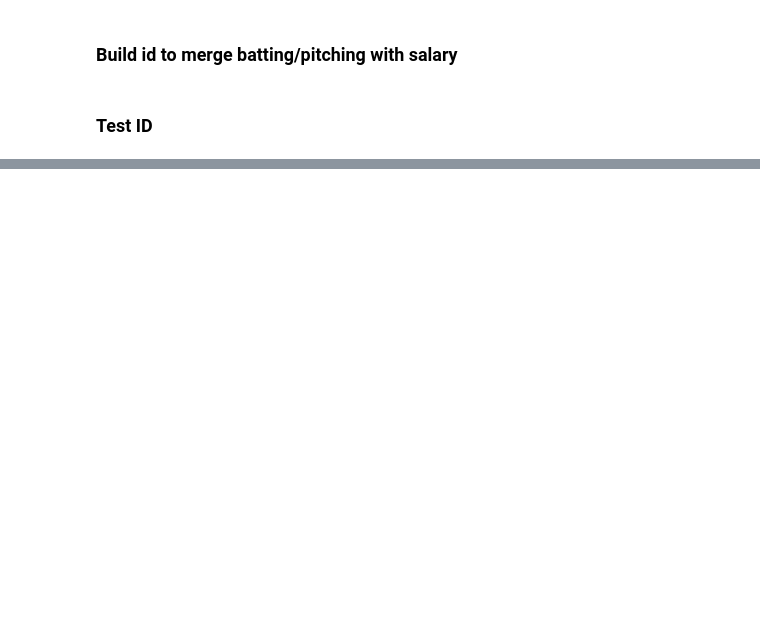
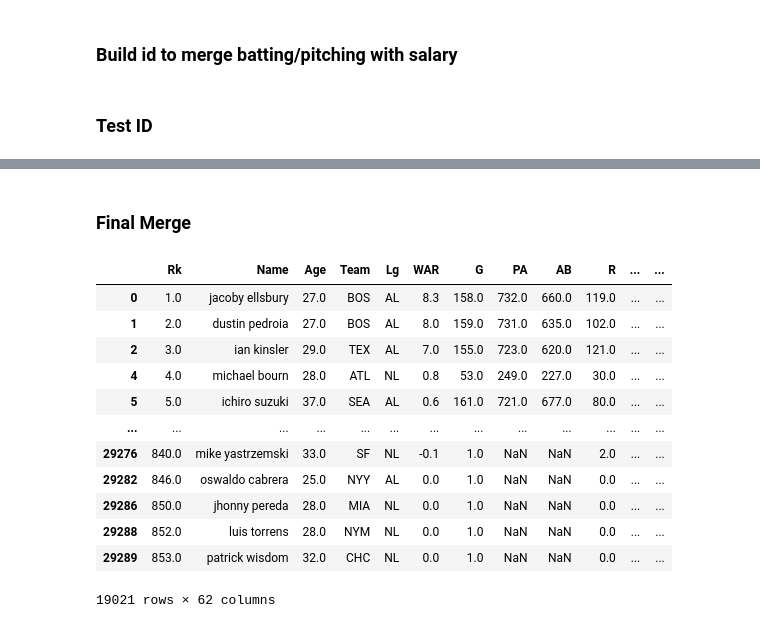
Before and after one commit to vartabje/predicting_team_outcomes_based_on_player_composition, a Jupyter notebook: csv_files/merge_csv.ipynb, the cells around one changed output, grey strips where cells are left out. Cells and saved outputs as stored; diff of their text form; code cells hidden in the pictures; blank space fills up the shorter version.

Commit message:
finished merged and added first clusering trail

```diff
--- a/csv_files/merge_csv.ipynb
+++ b/csv_files/merge_csv.ipynb
@@ -48,22 +87,26 @@ concatenated_df
 # %%
 import unicodedata
 
-salary_df = pd.read_csv('mlb_salary_data.csv', encoding='latin1')
+salary_df = pd.read_excel('MLB_Salaries.xlsx')
+salary_df.dropna(subset=['Player'], inplace=True) # drop rows where Player is NaN
+salary_df = salary_df[['Player','Position','Status','Payroll Salary','Team','Year']]
+salary_df.rename(columns={'Payroll Salary': 'Salary'}, inplace=True) # rename Payroll Salary to
 player_data = pd.read_csv('merged_batting_pitching.csv', low_memory=False)
 def normalize_name(name):
     # Normalize to NFKD and encode to ASCII, ignoring errors (removes accents)
     name =  unicodedata.normalize('NFKD', name).encode('ASCII', 'ignore').decode('utf-8')
     name = name.lower().replace('.', '').replace("'", '').strip()
+    name = name.rstrip("*#") # remove trailing * or # if present
     return name
 
-salary_df['Name'] = salary_df['Name'].apply(normalize_name)
+salary_df['Name'] = salary_df['Player'].apply(normalize_name)
 player_data['Name'] = player_data['Name'].apply(normalize_name)
 
 
 # create alteration function to get 1st letter of first name and first 3 letters of last name
 def convert_name(row):
     parts = row['Name'].split(' ')
-    max_idx = (min(2, len(parts[0])))  # Ensure at most 2 characters are taken
+    max_idx = (min(1, len(parts[0])))  # Ensure at most 1 characters are taken
     part1 = parts[0][:max_idx]  # First letter of the first name
     part2 = ''
     last_name_len = '0'
@@ -72,12 +115,16 @@ def convert_name(row):
             max_idx = min(4, len(part))  # Ensure at most 4 characters are taken
             part2 = part[:max_idx]  # First three letters of the last name
             last_name_len = str(len(part)) # Length of the last name part
-            continue # only use the first valid last name part
+            break # only use the first valid last name part
     team = row['Team']
-    return part1 + part2 + last_name_len + team.lower()
+    year = row['Year']
+    return part1 + part2 + last_name_len + team.lower() + str(year)
 
 salary_df['id'] = salary_df.apply(convert_name, axis=1)
 player_data['id'] = player_data.apply(convert_name, axis=1)
-# player_data
+
+# output data to new csv
+salary_df.to_csv('mlb_salary_data_with_id.csv', index=False)
+player_data.to_csv('merged_batting_pitching_with_id.csv', index=False)
 # %% [markdown]
 ### Test ID
@@ -113,5 +162,5 @@ def keep_higher_salary(df):
     df = df.reset_index(drop=True)
     return df
 
-keep_higher_salary(salary_df)
+salary_df = keep_higher_salary(salary_df)
 # %% [output]
@@ -132,0 +197,23 @@ unique ids in player_data: 895
+# %% [markdown]
+### Final Merge
+# %%
+salary_df.to_csv('mlb_salary_data_with_id.csv', index=False)
+player_data.to_csv('merged_batting_pitching_with_id.csv', index=False)
+final_merge = player_data.merge(salary_df[['id','Position','Status','Salary']], how='left', on='id')
+final_merge.dropna(subset=['Salary'], inplace=True) # drop rows where Salary is NaN
+final_merge.to_csv('final_merged_player_salary_data.csv', index=False)
+final_merge
+# %% [output]
+|  | Rk | Name | Age | Team | Lg | WAR | G | PA | AB | R | ... | ... |
+| 0 | 1.0 | jacoby ellsbury | 27.0 | BOS | AL | 8.3 | 158.0 | 732.0 | 660.0 | 119.0 | ... | ... |
+| 1 | 2.0 | dustin pedroia | 27.0 | BOS | AL | 8.0 | 159.0 | 731.0 | 635.0 | 102.0 | ... | ... |
+| 2 | 3.0 | ian kinsler | 29.0 | TEX | AL | 7.0 | 155.0 | 723.0 | 620.0 | 121.0 | ... | ... |
+| 4 | 4.0 | michael bourn | 28.0 | ATL | NL | 0.8 | 53.0 | 249.0 | 227.0 | 30.0 | ... | ... |
+| 5 | 5.0 | ichiro suzuki | 37.0 | SEA | AL | 0.6 | 161.0 | 721.0 | 677.0 | 80.0 | ... | ... |
+| ... | ... | ... | ... | ... | ... | ... | ... | ... | ... | ... | ... | ... |
+| 29276 | 840.0 | mike yastrzemski | 33.0 | SF | NL | -0.1 | 1.0 | NaN | NaN | 2.0 | ... | ... |
+| 29282 | 846.0 | oswaldo cabrera | 25.0 | NYY | AL | 0.0 | 1.0 | NaN | NaN | 0.0 | ... | ... |
+| 29286 | 850.0 | jhonny pereda | 28.0 | MIA | NL | 0.0 | 1.0 | NaN | NaN | 0.0 | ... | ... |
+| 29288 | 852.0 | luis torrens | 28.0 | NYM | NL | 0.0 | 1.0 | NaN | NaN | 0.0 | ... | ... |
+| 29289 | 853.0 | patrick wisdom | 32.0 | CHC | NL | 0.0 | 1.0 | NaN | NaN | 0.0 | ... | ... |
+19021 rows × 62 columns
```
Also changed, not shown: parts of 10 cells of this notebook, 7 other files.
